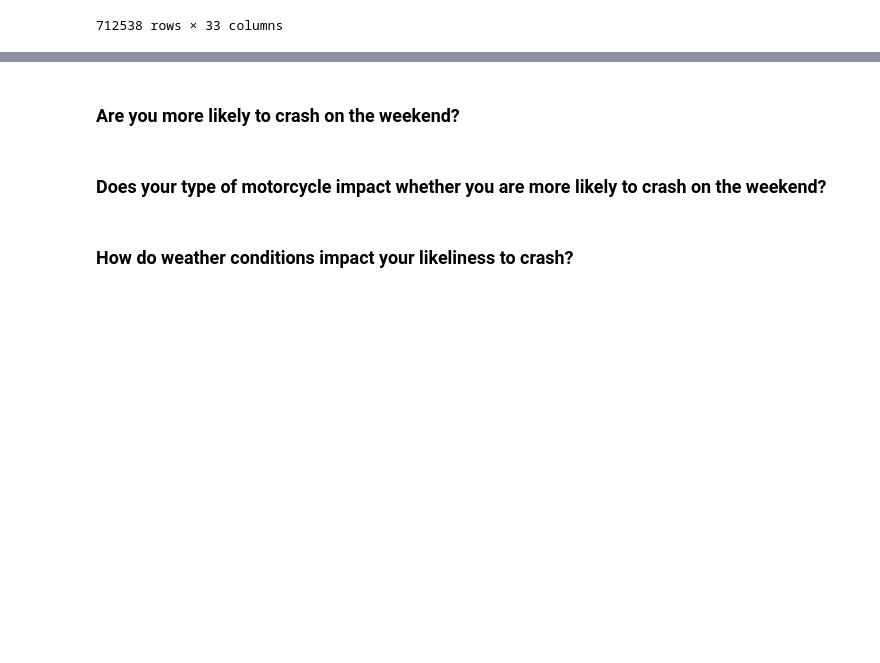
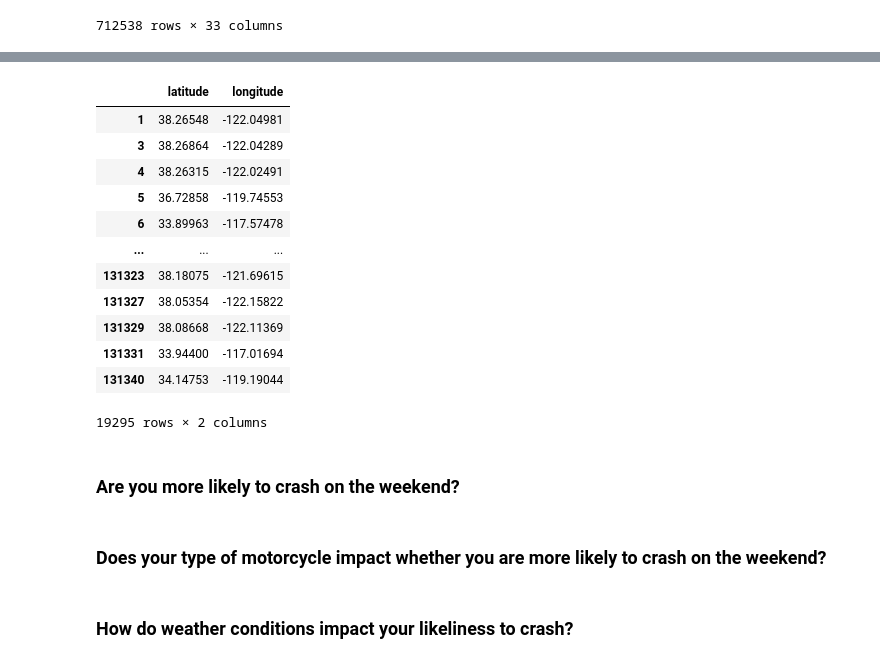
Before and after one commit to nkespiritu/california-collisions-dashboard, a Jupyter notebook: california-eda.ipynb, the cells around one changed output, grey strips where cells are left out. Cells and saved outputs as stored; diff of their text form; code cells hidden in the pictures; blank space fills up the shorter version.

```diff
--- a/california-eda.ipynb
+++ b/california-eda.ipynb
@@ -509,3 +632,28 @@ df_parties_2020
+# %%
+def retrieveCountyName(dict, search_age):
+    for code, county in dict.items():
+        if county == search_age:
+            return code
+
+countyFilter = (df['county_code'] == retrieveCountyName(county_codes, specificCountyFilter))
+dateMask = (df['collision_date'] >= datetime(2021, 1, 1)) & (
+    df['collision_date'] <= datetime(2021, 1, 31))
+df.loc[dateMask].loc[pd.IndexSlice[slice(None)]][[
+    'latitude', 'longitude']].dropna().drop_duplicates()
+# %% [output]
+|  | latitude | longitude |
+| 1 | 38.26548 | -122.04981 |
+| 3 | 38.26864 | -122.04289 |
+| 4 | 38.26315 | -122.02491 |
+| 5 | 36.72858 | -119.74553 |
+| 6 | 33.89963 | -117.57478 |
+| ... | ... | ... |
+| 131323 | 38.18075 | -121.69615 |
+| 131327 | 38.05354 | -122.15822 |
+| 131329 | 38.08668 | -122.11369 |
+| 131331 | 33.94400 | -117.01694 |
+| 131340 | 34.14753 | -119.19044 |
+19295 rows × 2 columns
 # %% [markdown]
 ### Are you more likely to crash on the weekend?
 # %% [markdown]
```
Also changed, not shown: parts of 9 cells of this notebook, 3 other files.
